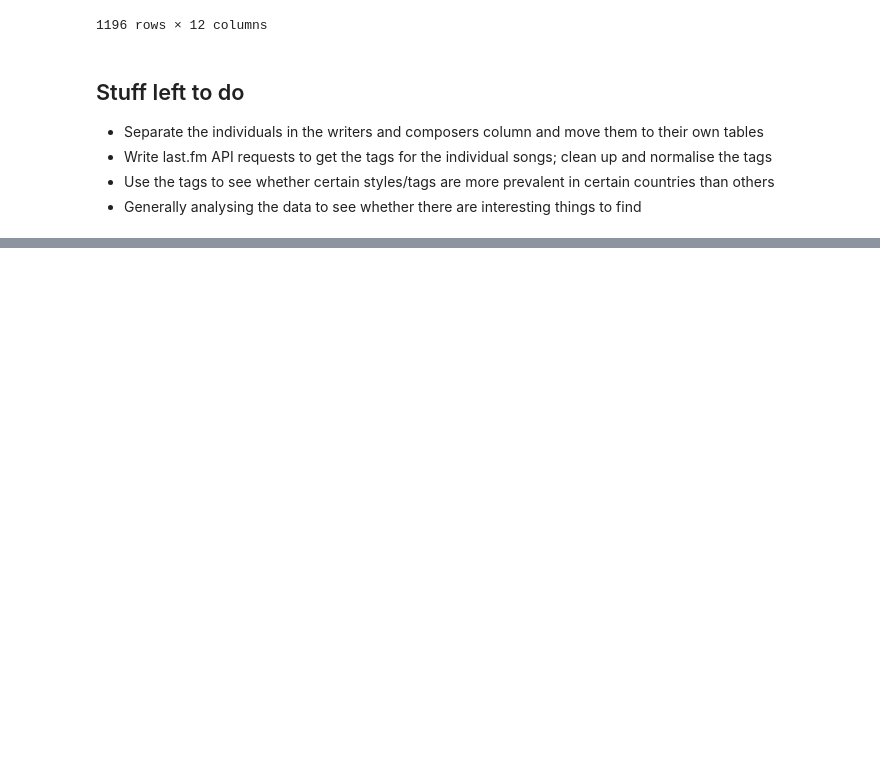
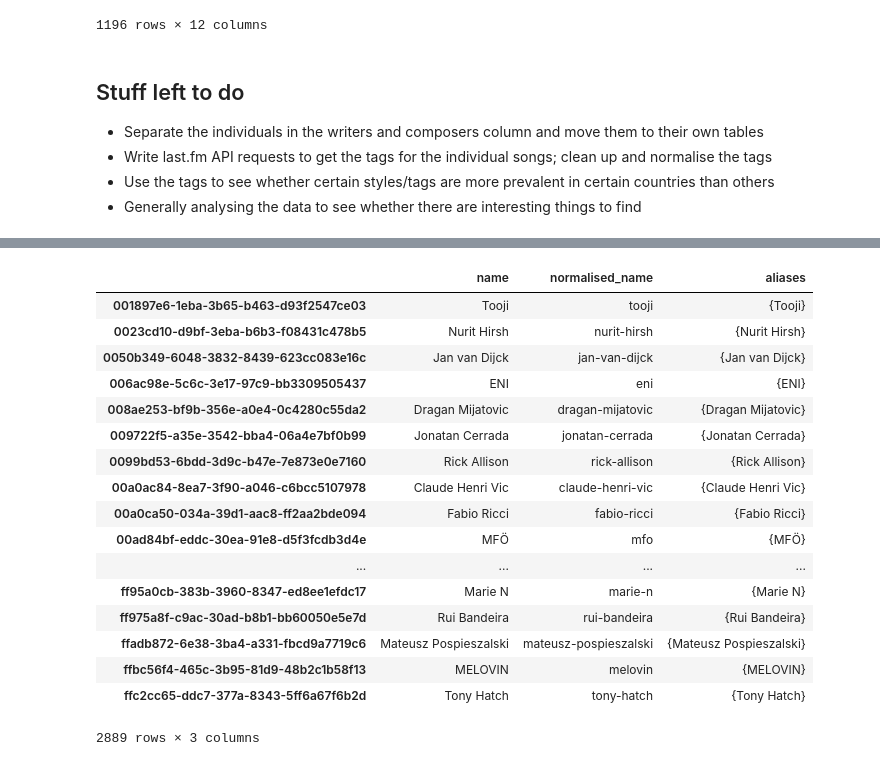
Before and after one commit to xeophin/lede-data-and-databases, a Jupyter notebook: project/esc.ipynb, the cells around one changed output, grey strips where cells are left out. Cells and saved outputs as stored; diff of their text form; code cells hidden in the pictures; blank space fills up the shorter version.

```diff
--- a/project/esc.ipynb
+++ b/project/esc.ipynb
@@ -430,0 +495,9 @@ finalists_df
+# %%
+# create empty lists
+# use a dict for artists, so we can "search" by UUID
+artists_list = {}
+
+# use normal lists for the artist-song-connections
+performers = []
+writers = []
+composers = []
@@ -430,0 +710,23 @@ finalists_df
+# %%
+artists_df = pd.DataFrame.from_dict(artists_list, orient='index')
+# %%
+artists_df
+# %% [output]
+|  | name | normalised_name | aliases |
+| 001897e6-1eba-3b65-b463-d93f2547ce03 | Tooji | tooji | {Tooji} |
+| 0023cd10-d9bf-3eba-b6b3-f08431c478b5 | Nurit Hirsh | nurit-hirsh | {Nurit Hirsh} |
+| 0050b349-6048-3832-8439-623cc083e16c | Jan van Dijck | jan-van-dijck | {Jan van Dijck} |
+| 006ac98e-5c6c-3e17-97c9-bb3309505437 | ENI | eni | {ENI} |
+| 008ae253-bf9b-356e-a0e4-0c4280c55da2 | Dragan Mijatovic | dragan-mijatovic | {Dragan Mijatovic} |
+| 009722f5-a35e-3542-bba4-06a4e7bf0b99 | Jonatan Cerrada | jonatan-cerrada | {Jonatan Cerrada} |
+| 0099bd53-6bdd-3d9c-b47e-7e873e0e7160 | Rick Allison | rick-allison | {Rick Allison} |
+| 00a0ac84-8ea7-3f90-a046-c6bcc5107978 | Claude Henri Vic | claude-henri-vic | {Claude Henri Vic} |
+| 00a0ca50-034a-39d1-aac8-ff2aa2bde094 | Fabio Ricci | fabio-ricci | {Fabio Ricci} |
+| 00ad84bf-eddc-30ea-91e8-d5f3fcdb3d4e | MFÖ | mfo | {MFÖ} |
+| ... | ... | ... | ... |
+| ff95a0cb-383b-3960-8347-ed8ee1efdc17 | Marie N | marie-n | {Marie N} |
+| ff975a8f-c9ac-30ad-b8b1-bb60050e5e7d | Rui Bandeira | rui-bandeira | {Rui Bandeira} |
+| ffadb872-6e38-3ba4-a331-fbcd9a7719c6 | Mateusz Pospieszalski | mateusz-pospieszalski | {Mateusz Pospieszalski} |
+| ffbc56f4-465c-3b95-81d9-48b2c1b58f13 | MELOVIN | melovin | {MELOVIN} |
+| ffc2cc65-ddc7-377a-8343-5ff6a67f6b2d | Tony Hatch | tony-hatch | {Tony Hatch} |
+2889 rows × 3 columns
```
Also changed, not shown: parts of 28 cells of this notebook, 4 other files.
